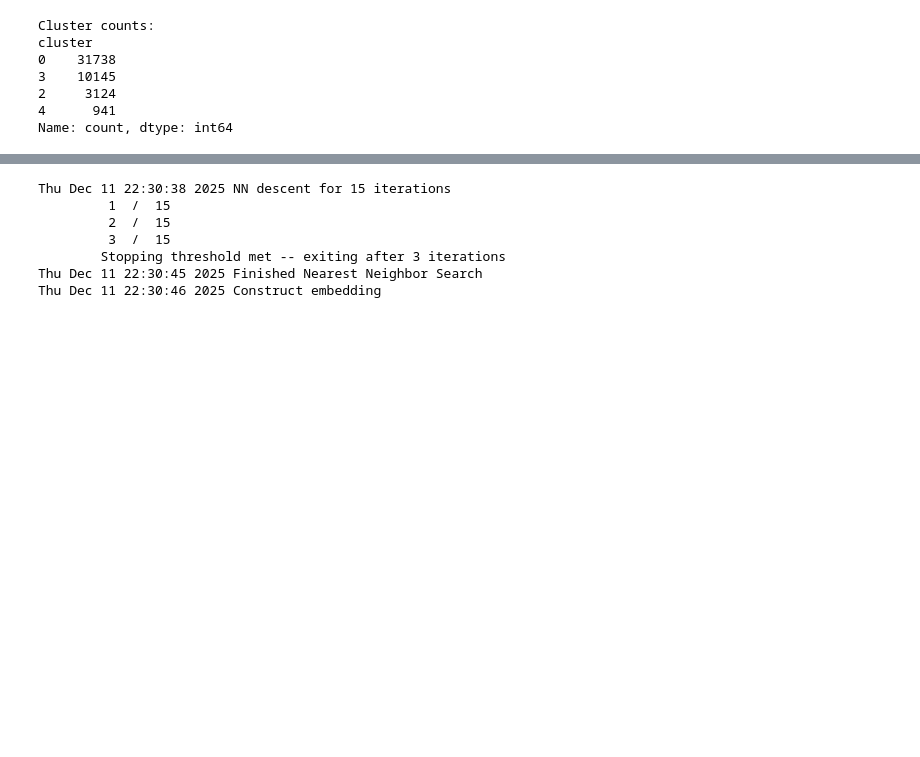
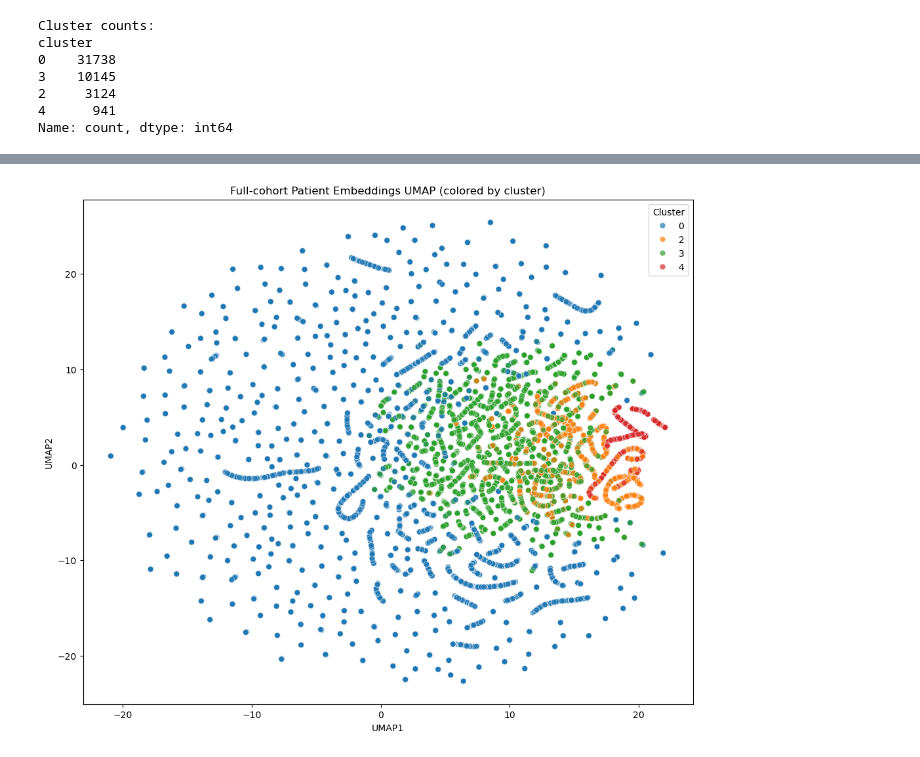
Before and after one commit to jamesvdinh/diabetes-prog-phenotyping, a Jupyter notebook: src/notebooks/04_clustering.ipynb, the cells around one changed output, grey strips where cells are left out. Drawn from its saved outputs; the diff is of its cells as text; code cells hidden in the pictures; blank space fills up the shorter version.

```diff
--- a/src/notebooks/04_clustering.ipynb
+++ b/src/notebooks/04_clustering.ipynb
@@ -70,13 +144,4 @@ Name: count, dtype: int64
 # %%
-reducer = umap.UMAP(
-    n_neighbors=30,
-    min_dist=0.1,
-    n_components=2,
-    random_state=42,
-    verbose=True
-)
-umap_embeddings = reducer.fit_transform(all_embeddings)
-
 umap_df = pd.DataFrame(
     umap_embeddings,
     columns=['UMAP1', 'UMAP2'],
@@ -105,10 +166,4 @@ Thu Dec 11 22:30:35 2025 Building RP forest with 16 trees
-Thu Dec 11 22:30:38 2025 NN descent for 15 iterations
-         1  /  15
-         2  /  15
-         3  /  15
-        Stopping threshold met -- exiting after 3 iterations
-Thu Dec 11 22:30:45 2025 Finished Nearest Neighbor Search
-Thu Dec 11 22:30:46 2025 Construct embedding
+[figure, added]
 # %%
 print(umap_df.columns)
 umap_df.head()
```
Also changed, not shown: parts of 11 cells of this notebook.
